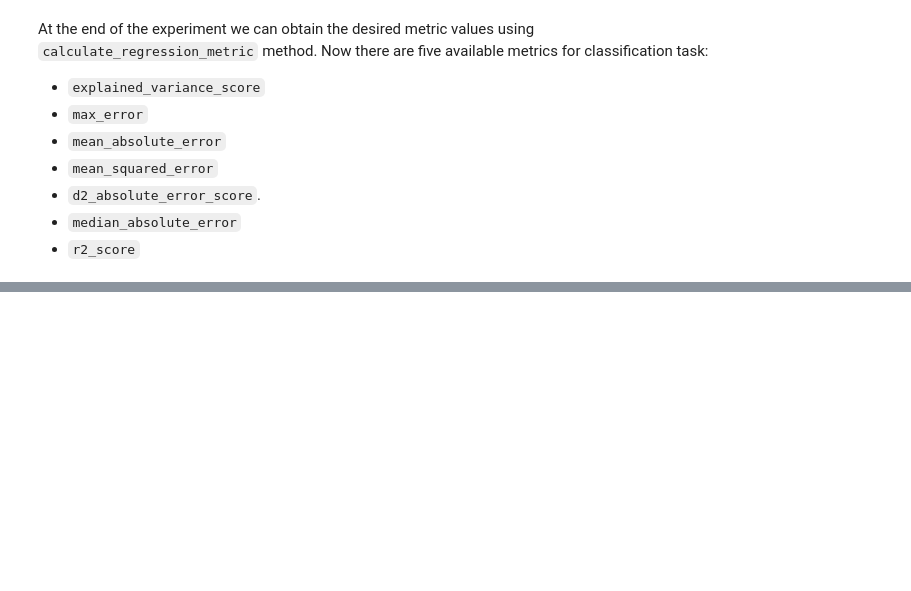
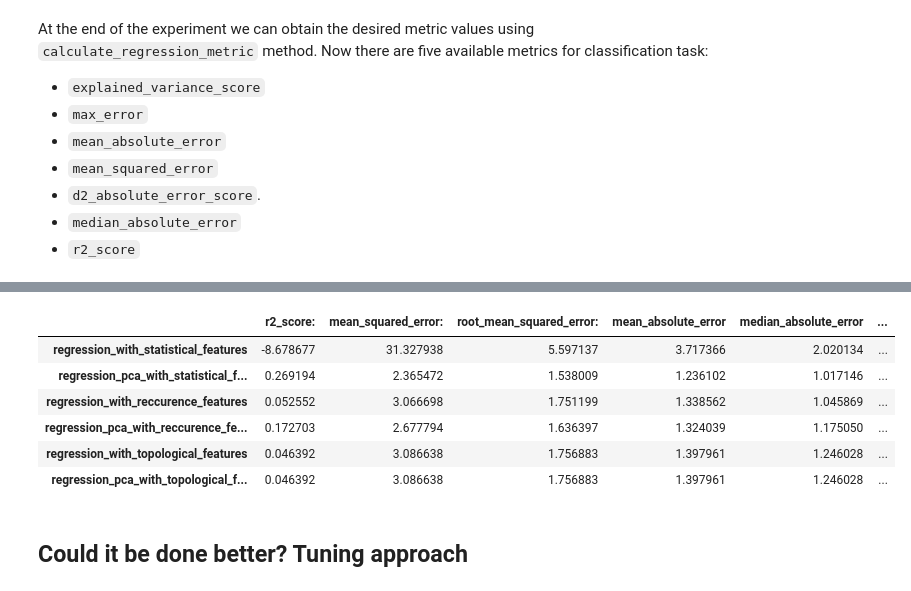
Before and after one commit to aimclub/Fedot.Industrial, a Jupyter notebook: cases/industrial_examples/economic_analysis/oil_gas_prices.ipynb, the cells around one changed output, grey strips where cells are left out. Drawn from its saved outputs; the diff is of its cells as text; code cells hidden in the pictures; blank space fills up the shorter version.

```diff
--- a/cases/industrial_examples/economic_analysis/oil_gas_prices.ipynb
+++ b/cases/industrial_examples/economic_analysis/oil_gas_prices.ipynb
@@ -38,3 +45,32 @@ data_path = PROJECT_PATH + '/examples/data'
+# %%
+from functools import partial
+
+
+def evaluate_industrial_model(train_data, test_data, task:str = 'regression'):
+    metric_dict = {}
+    input_data = init_input_data(train_data[0], train_data[1], task=task)
+    val_data = init_input_data(test_data[0], test_data[1], task=task)
+    with IndustrialModels():
+        for model in model_dict.keys():
+            print(f'Current_model - {model}')
+            pipeline = model_dict[model].build()
+            pipeline.fit(input_data)
+            features = pipeline.predict(val_data).predict
+            metric = calculate_regression_metric(test_target=test_data[1], labels=features)
+            metric_dict.update({model: metric})
+    return metric_dict
+
+def tuning_industrial_pipelines(pipeline, tuning_params, train_data):
+    input_data = init_input_data(train_data[0], train_data[1], task=tuning_params['task'])
+    pipeline_tuner = TunerBuilder(input_data.task) \
+        .with_tuner(partial(SequentialTuner, inverse_node_order=True)) \
+        .with_metric(tuning_params['metric']) \
+        .with_timeout(tuning_params['tuning_timeout']) \
+        .with_iterations(tuning_params['tuning_iterations']) \
+        .build(input_data)
+
+    pipeline = pipeline_tuner.tune(pipeline)
+    return pipeline
 # %% [markdown]
 Now we must download the dataset. It could be done by using `DataReader` class that implemented as attribute of `FedotIndustrial` class. This class firstly tries to read the data from local project folder `data_path` and then if it is not possible, it downloads the data from the UCR/UEA archive. The data will be saved in the `data` folder.
 # %%
@@ -77,0 +105,2 @@ with IndustrialModels():
+# %%
+metric_dict = evaluate_industrial_model(train_data,test_data)
@@ -106,0 +143,15 @@ d2_absolute_error_score   0.027549}
+# %%
+df_baseline = pd.concat([x for x in metric_dict.values()],axis=1)
+df_baseline.columns = list(metric_dict.keys())
+df_baseline = df_baseline.T
+df_baseline
+# %% [output]
+|  | r2_score: | mean_squared_error: | root_mean_squared_error: | mean_absolute_error | median_absolute_error | ... |
+| regression_with_statistical_features | -8.678677 | 31.327938 | 5.597137 | 3.717366 | 2.020134 | ... |
+| regression_pca_with_statistical_f... | 0.269194 | 2.365472 | 1.538009 | 1.236102 | 1.017146 | ... |
+| regression_with_reccurence_features | 0.052552 | 3.066698 | 1.751199 | 1.338562 | 1.045869 | ... |
+| regression_pca_with_reccurence_fe... | 0.172703 | 2.677794 | 1.636397 | 1.324039 | 1.175050 | ... |
+| regression_with_topological_features | 0.046392 | 3.086638 | 1.756883 | 1.397961 | 1.246028 | ... |
+| regression_pca_with_topological_f... | 0.046392 | 3.086638 | 1.756883 | 1.397961 | 1.246028 | ... |
+# %% [markdown]
+## Could it be done better? Tuning approach
```
Also changed, not shown: parts of 20 cells of this notebook, 15 other files.
